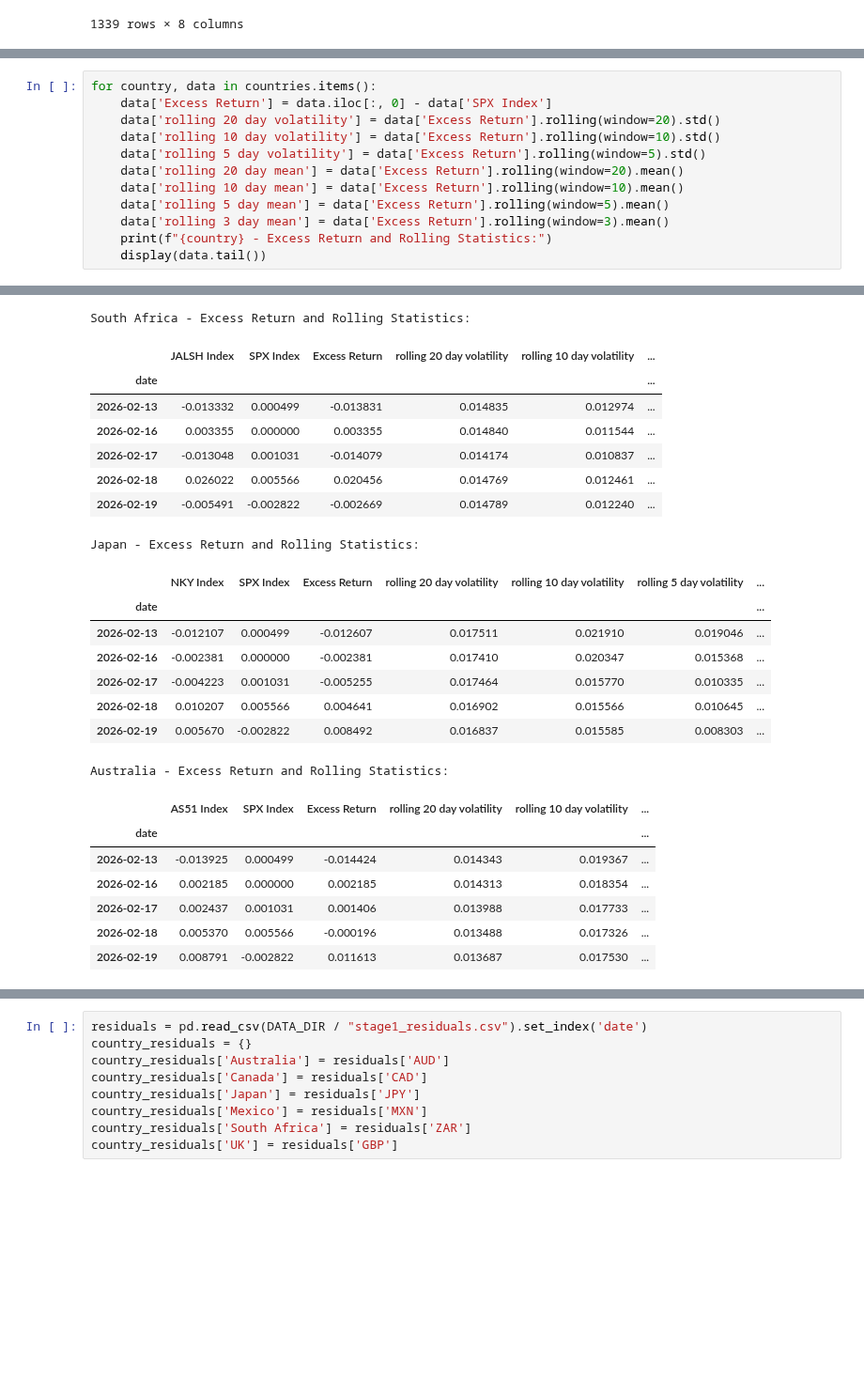
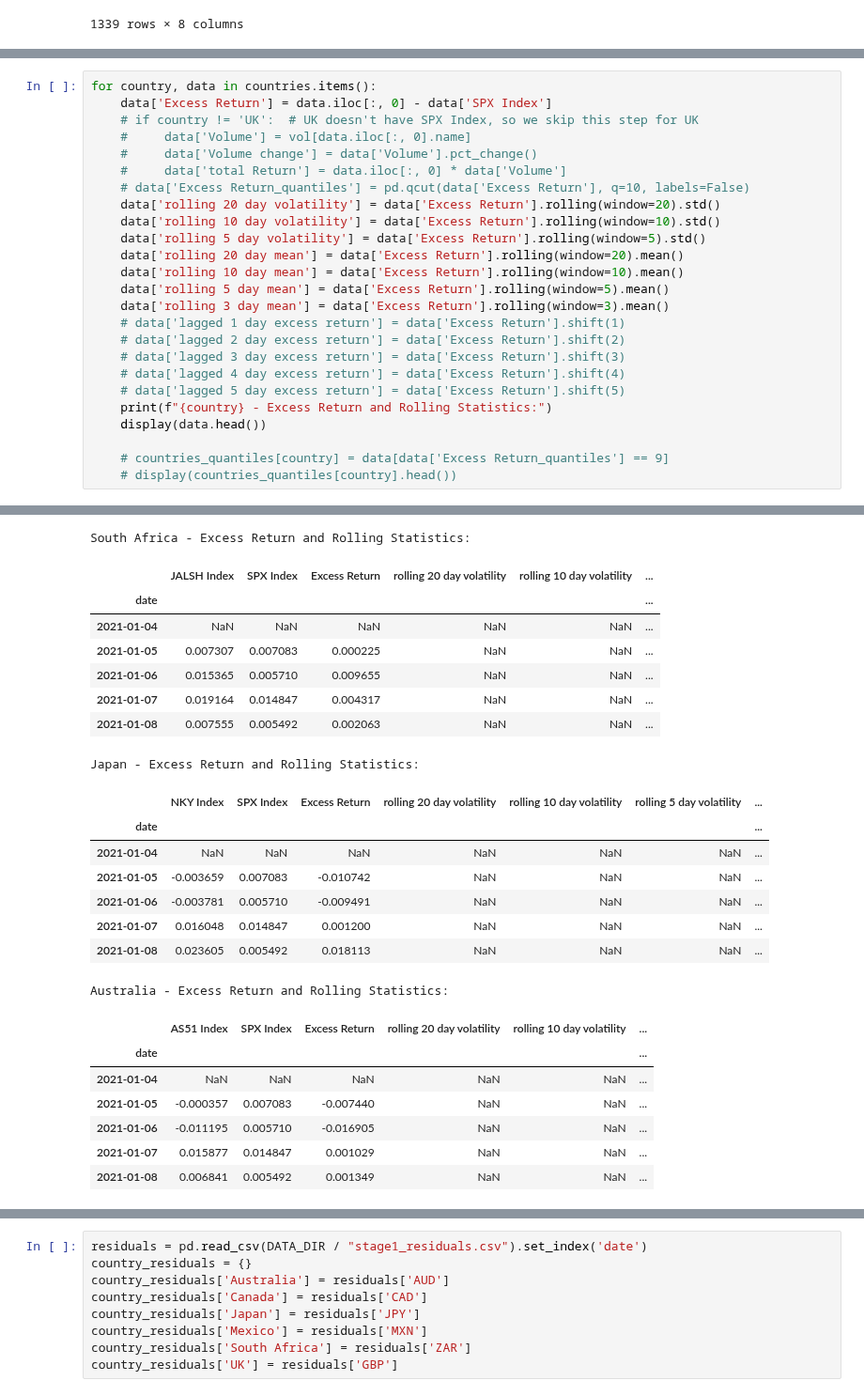
Before and after one commit to AdithSrinivasan/qts-cross-asset-fx, a Jupyter notebook: sandbox/second_regression.ipynb, the cells around one changed output, grey strips where cells are left out. Shown at 94% size. Saved outputs shown, nothing was run; the diff lists cells and outputs as text; blank space fills up the shorter version.

```diff
--- a/sandbox/second_regression.ipynb
+++ b/sandbox/second_regression.ipynb
@@ -107,6 +131,11 @@ countries = {
 # %%
 for country, data in countries.items():
     data['Excess Return'] = data.iloc[:, 0] - data['SPX Index']
+    # if country != 'UK':  # UK doesn't have SPX Index, so we skip this step for UK
+    #     data['Volume'] = vol[data.iloc[:, 0].name]
+    #     data['Volume change'] = data['Volume'].pct_change()
+    #     data['total Return'] = data.iloc[:, 0] * data['Volume']
+    # data['Excess Return_quantiles'] = pd.qcut(data['Excess Return'], q=10, labels=False)
     data['rolling 20 day volatility'] = data['Excess Return'].rolling(window=20).std()
     data['rolling 10 day volatility'] = data['Excess Return'].rolling(window=10).std()
     data['rolling 5 day volatility'] = data['Excess Return'].rolling(window=5).std()
@@ -114,8 +143,16 @@ for country, data in countries.items():
     data['rolling 10 day mean'] = data['Excess Return'].rolling(window=10).mean()
     data['rolling 5 day mean'] = data['Excess Return'].rolling(window=5).mean()
     data['rolling 3 day mean'] = data['Excess Return'].rolling(window=3).mean()
+    # data['lagged 1 day excess return'] = data['Excess Return'].shift(1)
+    # data['lagged 2 day excess return'] = data['Excess Return'].shift(2)
+    # data['lagged 3 day excess return'] = data['Excess Return'].shift(3)
+    # data['lagged 4 day excess return'] = data['Excess Return'].shift(4)
+    # data['lagged 5 day excess return'] = data['Excess Return'].shift(5)
     print(f"{country} - Excess Return and Rolling Statistics:")
-    display(data.tail())
+    display(data.head())
+
+    # countries_quantiles[country] = data[data['Excess Return_quantiles'] == 9]
+    # display(countries_quantiles[country].head())
 # %% [output]
 Mexico - Excess Return and Rolling Statistics:
 |  | MEXBOL Index | SPX Index | Excess Return | rolling 20 day volatility | rolling 10 day volatility | ... |
@@ -136,27 +173,27 @@ Brazil - Excess Return and Rolling Statistics:
 South Africa - Excess Return and Rolling Statistics:
 |  | JALSH Index | SPX Index | Excess Return | rolling 20 day volatility | rolling 10 day volatility | ... |
 | date |  |  |  |  |  | ... |
-| 2026-02-13 | -0.013332 | 0.000499 | -0.013831 | 0.014835 | 0.012974 | ... |
-| 2026-02-16 | 0.003355 | 0.000000 | 0.003355 | 0.014840 | 0.011544 | ... |
-| 2026-02-17 | -0.013048 | 0.001031 | -0.014079 | 0.014174 | 0.010837 | ... |
-| 2026-02-18 | 0.026022 | 0.005566 | 0.020456 | 0.014769 | 0.012461 | ... |
-| 2026-02-19 | -0.005491 | -0.002822 | -0.002669 | 0.014789 | 0.012240 | ... |
+| 2021-01-04 | NaN | NaN | NaN | NaN | NaN | ... |
+| 2021-01-05 | 0.007307 | 0.007083 | 0.000225 | NaN | NaN | ... |
+| 2021-01-06 | 0.015365 | 0.005710 | 0.009655 | NaN | NaN | ... |
+| 2021-01-07 | 0.019164 | 0.014847 | 0.004317 | NaN | NaN | ... |
+| 2021-01-08 | 0.007555 | 0.005492 | 0.002063 | NaN | NaN | ... |
 Japan - Excess Return and Rolling Statistics:
 |  | NKY Index | SPX Index | Excess Return | rolling 20 day volatility | rolling 10 day volatility | rolling 5 day volatility | ... |
 | date |  |  |  |  |  |  | ... |
-| 2026-02-13 | -0.012107 | 0.000499 | -0.012607 | 0.017511 | 0.021910 | 0.019046 | ... |
-| 2026-02-16 | -0.002381 | 0.000000 | -0.002381 | 0.017410 | 0.020347 | 0.015368 | ... |
-| 2026-02-17 | -0.004223 | 0.001031 | -0.005255 | 0.017464 | 0.015770 | 0.010335 | ... |
-| 2026-02-18 | 0.010207 | 0.005566 | 0.004641 | 0.016902 | 0.015566 | 0.010645 | ... |
-| 2026-02-19 | 0.005670 | -0.002822 | 0.008492 | 0.016837 | 0.015585 | 0.008303 | ... |
+| 2021-01-04 | NaN | NaN | NaN | NaN | NaN | NaN | ... |
+| 2021-01-05 | -0.003659 | 0.007083 | -0.010742 | NaN | NaN | NaN | ... |
+| 2021-01-06 | -0.003781 | 0.005710 | -0.009491 | NaN | NaN | NaN | ... |
+| 2021-01-07 | 0.016048 | 0.014847 | 0.001200 | NaN | NaN | NaN | ... |
+| 2021-01-08 | 0.023605 | 0.005492 | 0.018113 | NaN | NaN | NaN | ... |
 Australia - Excess Return and Rolling Statistics:
 |  | AS51 Index | SPX Index | Excess Return | rolling 20 day volatility | rolling 10 day volatility | ... |
 | date |  |  |  |  |  | ... |
-| 2026-02-13 | -0.013925 | 0.000499 | -0.014424 | 0.014343 | 0.019367 | ... |
-| 2026-02-16 | 0.002185 | 0.000000 | 0.002185 | 0.014313 | 0.018354 | ... |
-| 2026-02-17 | 0.002437 | 0.001031 | 0.001406 | 0.013988 | 0.017733 | ... |
-| 2026-02-18 | 0.005370 | 0.005566 | -0.000196 | 0.013488 | 0.017326 | ... |
-| 2026-02-19 | 0.008791 | -0.002822 | 0.011613 | 0.013687 | 0.017530 | ... |
+| 2021-01-04 | NaN | NaN | NaN | NaN | NaN | ... |
+| 2021-01-05 | -0.000357 | 0.007083 | -0.007440 | NaN | NaN | ... |
+| 2021-01-06 | -0.011195 | 0.005710 | -0.016905 | NaN | NaN | ... |
+| 2021-01-07 | 0.015877 | 0.014847 | 0.001029 | NaN | NaN | ... |
+| 2021-01-08 | 0.006841 | 0.005492 | 0.001349 | NaN | NaN | ... |
 Canada - Excess Return and Rolling Statistics:
 |  | SPTSX Index | SPX Index | Excess Return | rolling 20 day volatility | rolling 10 day volatility | ... |
 | date |  |  |  |  |  | ... |
```
Also changed, not shown: parts of 19 cells of this notebook, 1 other file.
